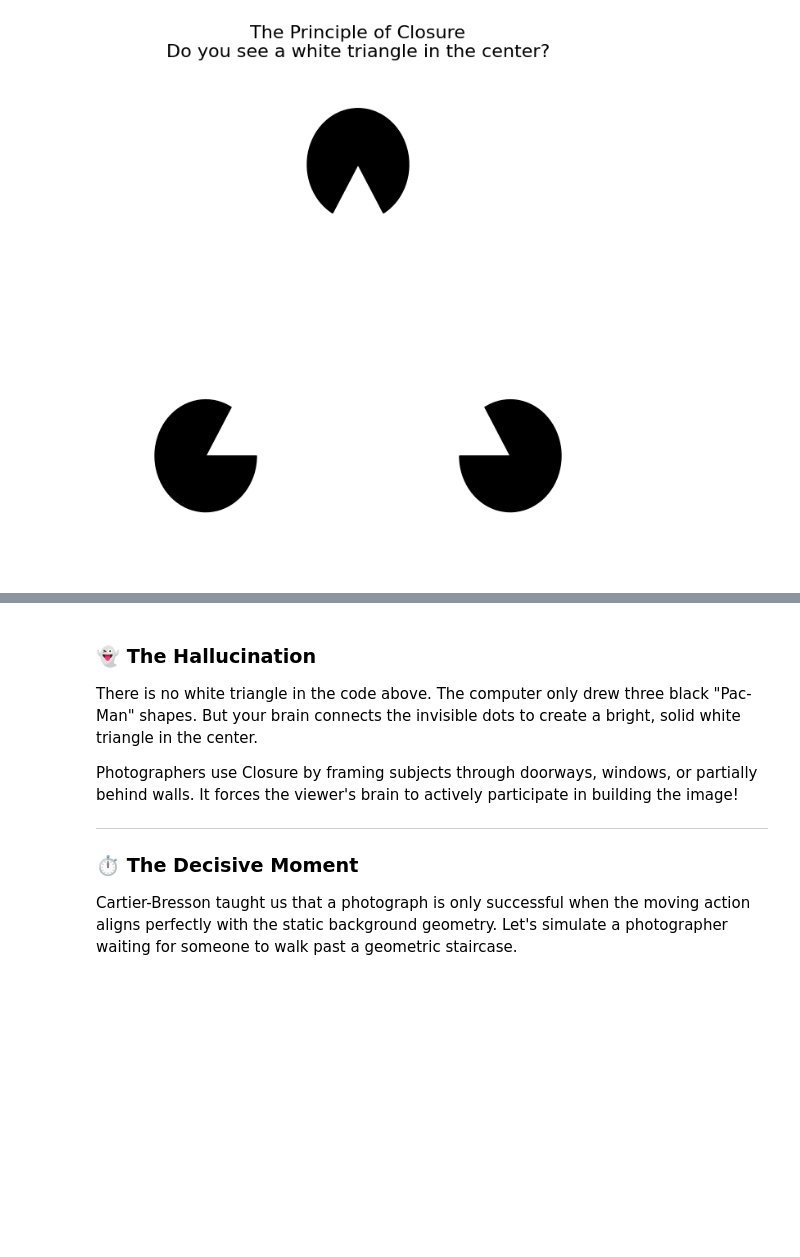
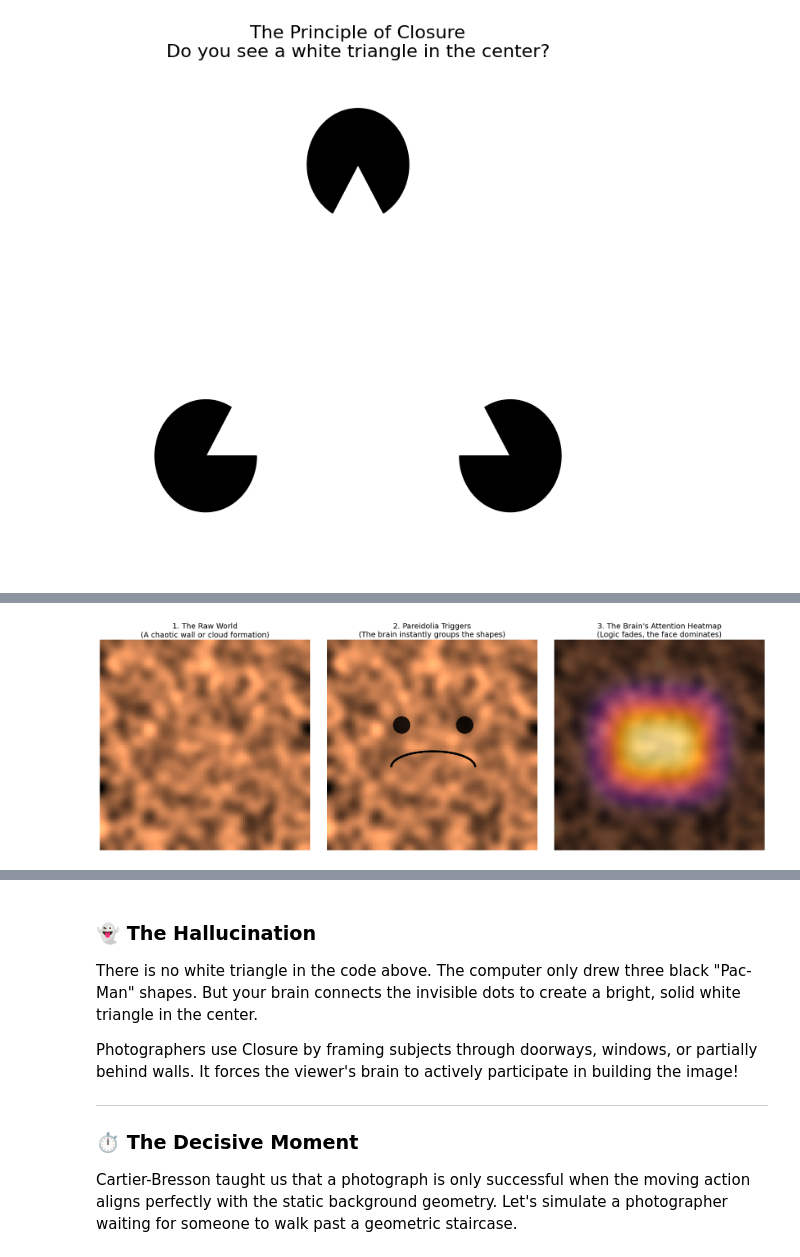
Before and after one commit to pjercic/analog-photography, a Jupyter notebook: 03_high_school/03_psych_gestalt_simulator.ipynb, the cells around one changed output, grey strips where cells are left out. Saved outputs shown, nothing was run; the diff lists cells and outputs as text; code cells hidden in the pictures; blank space fills up the shorter version.

```diff
--- a/03_high_school/03_psych_gestalt_simulator.ipynb
+++ b/03_high_school/03_psych_gestalt_simulator.ipynb
@@ -96,0 +174,49 @@ simulate_closure()
+# %%
+import numpy as np
+import matplotlib.pyplot as plt
+import matplotlib.patches as patches
+from scipy.ndimage import gaussian_filter
+
+def simulate_facial_attention():
+    """
+    Simulates Pareidolia and visual attention.
+    Demonstrates how the brain ignores background chaos the moment a face is detected.
+    """
+    fig, axes = plt.subplots(1, 3, figsize=(18, 6))
+
+    # 1. Generate a complex, meaningless background texture
+    np.random.seed(42)
+    chaos = np.random.rand(100, 100)
+    chaos = gaussian_filter(chaos, sigma=2.5)
+
+    axes[0].imshow(chaos, cmap='copper')
+    axes[0].set_title("1. The Raw World\n(A chaotic wall or cloud formation)", fontsize=14)
+    axes[0].axis('off')
+
+    # 2. Pareidolia: Adding three simple geometric shapes
+    axes[1].imshow(chaos, cmap='copper')
+    # Add two dots and a curve
+    axes[1].add_patch(patches.Circle((35, 40), 4, color='black', alpha=0.85)) # Left eye
+    axes[1].add_patch(patches.Circle((65, 40), 4, color='black', alpha=0.85)) # Right eye
+    axes[1].add_patch(patches.Arc((50, 60), 40, 15, theta1=0, theta2=180, angle=180, color='black', linewidth=4))
+    axes[1].set_title("2. Pareidolia Triggers\n(The brain instantly groups the shapes)", fontsize=14)
+    axes[1].axis('off')
+
+    # 3. The Visual Heatmap
+    axes[2].imshow(chaos, cmap='copper')
+    # Create an attention heat map focused entirely on the "face"
+    heatmap = np.zeros((100, 100))
+    heatmap[30:70, 25:75] = 1.0 # Maximum visual weight on the facial features
+    heatmap = gaussian_filter(heatmap, sigma=8)
+
+    axes[2].imshow(heatmap, cmap='inferno', alpha=0.6)
+    axes[2].set_title("3. The Brain's Attention Heatmap\n(Logic fades, the face dominates)", fontsize=14)
+    axes[2].axis('off')
+
+    plt.tight_layout()
+    plt.show()
+
+# Run the Facial Recognition Simulator!
+simulate_facial_attention()
+# %% [output]
+[figure, added]
```
Also changed, not shown: parts of 4 cells of this notebook, 4 other files.
